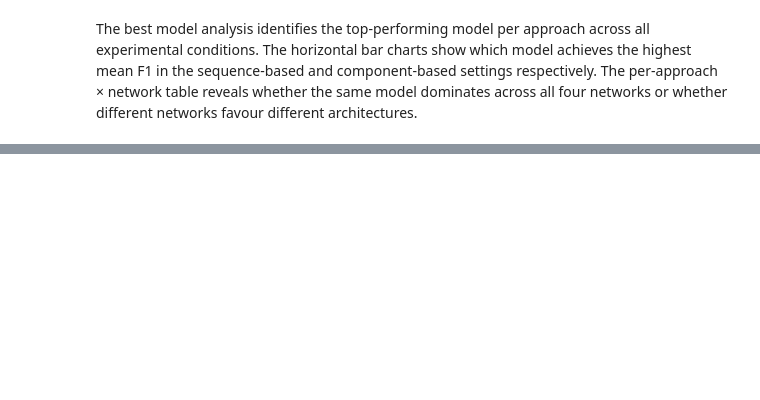
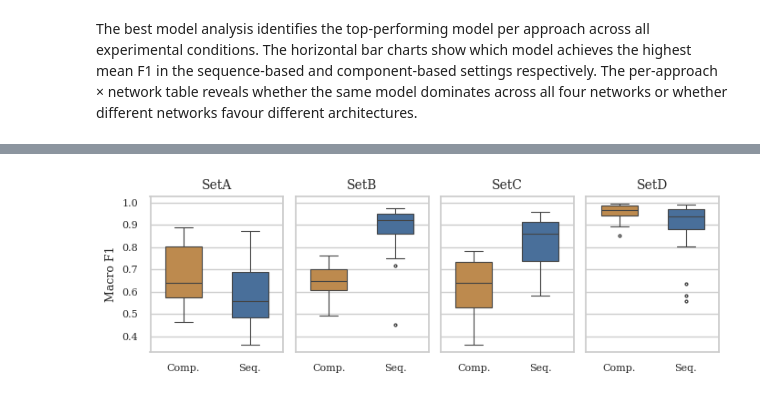
Before and after one commit to koumajos/ddos-results-analysis, a Jupyter notebook: Q1/Q1_analysis.ipynb, the cells around one changed output, grey strips where cells are left out. Drawn from its saved outputs; the diff is of its cells as text; code cells hidden in the pictures; blank space fills up the shorter version.

```diff
--- a/Q1/Q1_analysis.ipynb
+++ b/Q1/Q1_analysis.ipynb
@@ -499,18 +589,16 @@ Figure 4 displays Cohen's d effect sizes for the sequence vs component contrast,
 The next cell generates Figure 5, a pair of heatmaps visualizing cross-network generalization performance. Each cell of the heatmap represents the mean F1 when a model trained on one network (row) is evaluated on another (column), contrasting the two feature approaches.
 # %%
 # ── Figure 5: Cross-network generalisation — mean F1 heatmaps ────────────────
-cross = long[
-    (long['model'].isin(PAIRED_MODELS)) &
-    (long['metric'] == PRIMARY)
-].copy()
-
-cross_avg = (cross.groupby(['train_set', 'test_set', 'approach'], as_index=False)
-             ['value'].mean())
+cross_avg = (long_avg[
+    (long_avg['model'].isin(PAIRED_MODELS)) &
+    (long_avg['metric'] == PRIMARY)
+].groupby(['train_set', 'test_set', 'approach'], as_index=False)
+['mean_value'].mean())
 
 fig, axes = plt.subplots(1, 2, figsize=(14, 5))
 for ax, approach in zip(axes, ['Sequence-based', 'Component-based']):
     pivot = (cross_avg[cross_avg['approach'] == approach]
-             .pivot(index='train_set', columns='test_set', values='value')
+             .pivot(index='train_set', columns='test_set', values='mean_value')
              .reindex(index=NETWORKS, columns=NETWORKS))
     sns.heatmap(pivot, annot=True, fmt='.3f', cmap='YlGnBu',
                 vmin=0.4, vmax=1.0, ax=ax, linewidths=0.5,
@@ -721,0 +1072,22 @@ favour different architectures.
+# %%
+# ── Figure 1: Boxplot per network, paired models, paper-ready ────────────────
+plot_data = avg[(avg['model'].isin(PAIRED_MODELS)) &
+                (avg['metric']  == PRIMARY)].copy()
+
+fig, axes = plt.subplots(1, 4, figsize=(7.0, 2.4), sharey=True)
+for ax, net in zip(axes, NETWORKS):
+    sub = plot_data[plot_data['network'] == net]
+    sns.boxplot(data=sub, x='approach', y='mean_value', hue='approach',
+                palette=PALETTE, ax=ax, width=0.55, fliersize=2,
+                linewidth=0.8, legend=False)
+    ax.set_title(net)
+    ax.set_xlabel('')
+    ax.set_xticklabels(['Comp.', 'Seq.'])
+axes[0].set_ylabel('Macro F1')
+for ax in axes[1:]:
+    ax.set_ylabel('')
+plt.tight_layout()
+plt.savefig(FIG_DIR / 'fig_q1_boxplot.pdf', bbox_inches='tight')
+plt.show()
+# %% [output]
+[figure, added]
```
Also changed, not shown: parts of 21 cells of this notebook, 33 other files.
